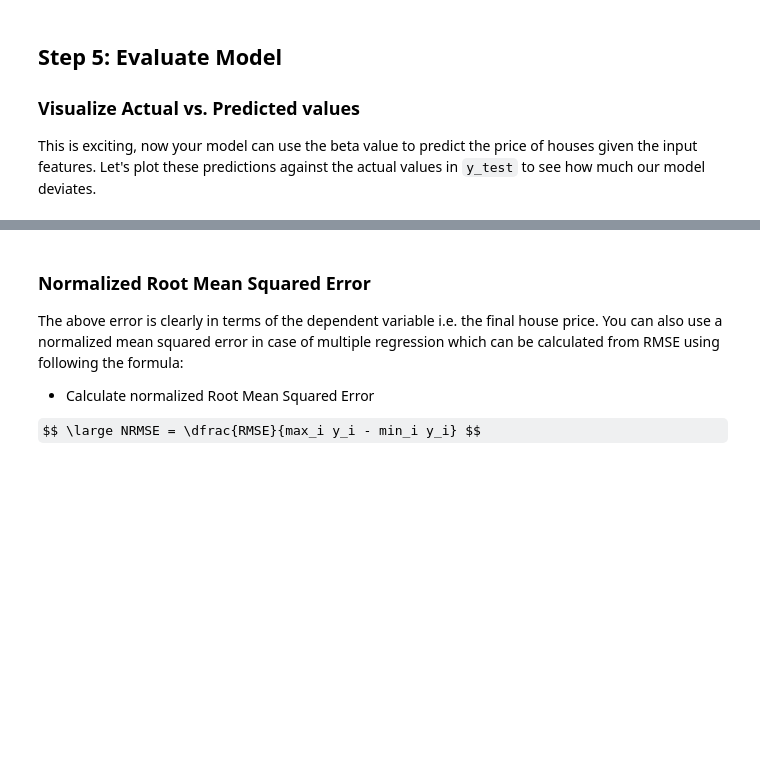
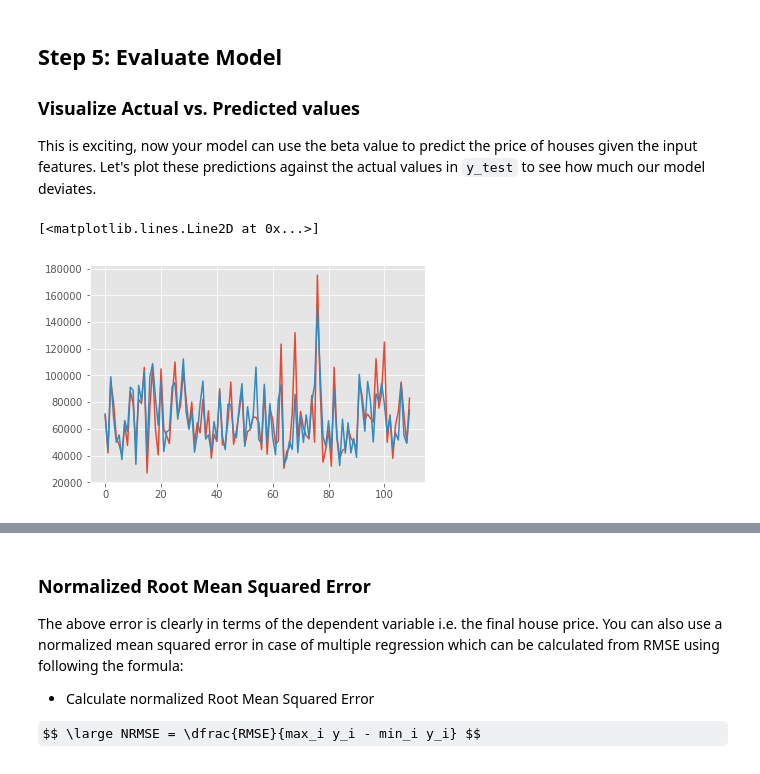
Before and after one commit to jmt0221/dsc-linalg-regression-lab-nyc-ds-082619, a Jupyter notebook: index.ipynb, the cells around one changed output, grey strips where cells are left out. Cells and saved outputs as stored; diff of their text form; code cells hidden in the pictures; some formulas as TeX source; blank space fills up the shorter version.

```diff
--- a/index.ipynb
+++ b/index.ipynb
@@ -189,6 +189,10 @@ import matplotlib.pyplot as plt
 plt.style.use('ggplot')
 # %%
 plt.plot(y_test)
+plt.plot(y_pred)
+# %% [output]
+[<matplotlib.lines.Line2D at 0x...>]
+[figure, added]
 # %%
 # Plot predicted and actual values as line plots
 # %% [markdown]
```
